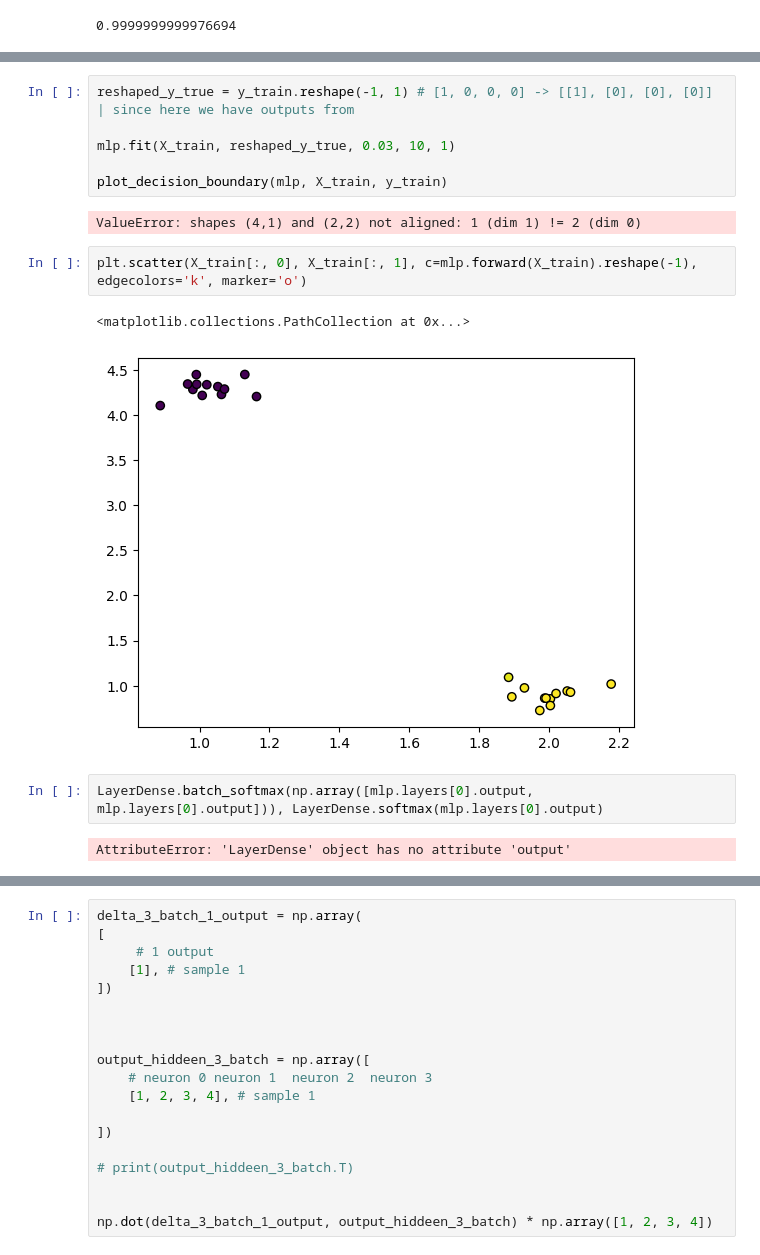
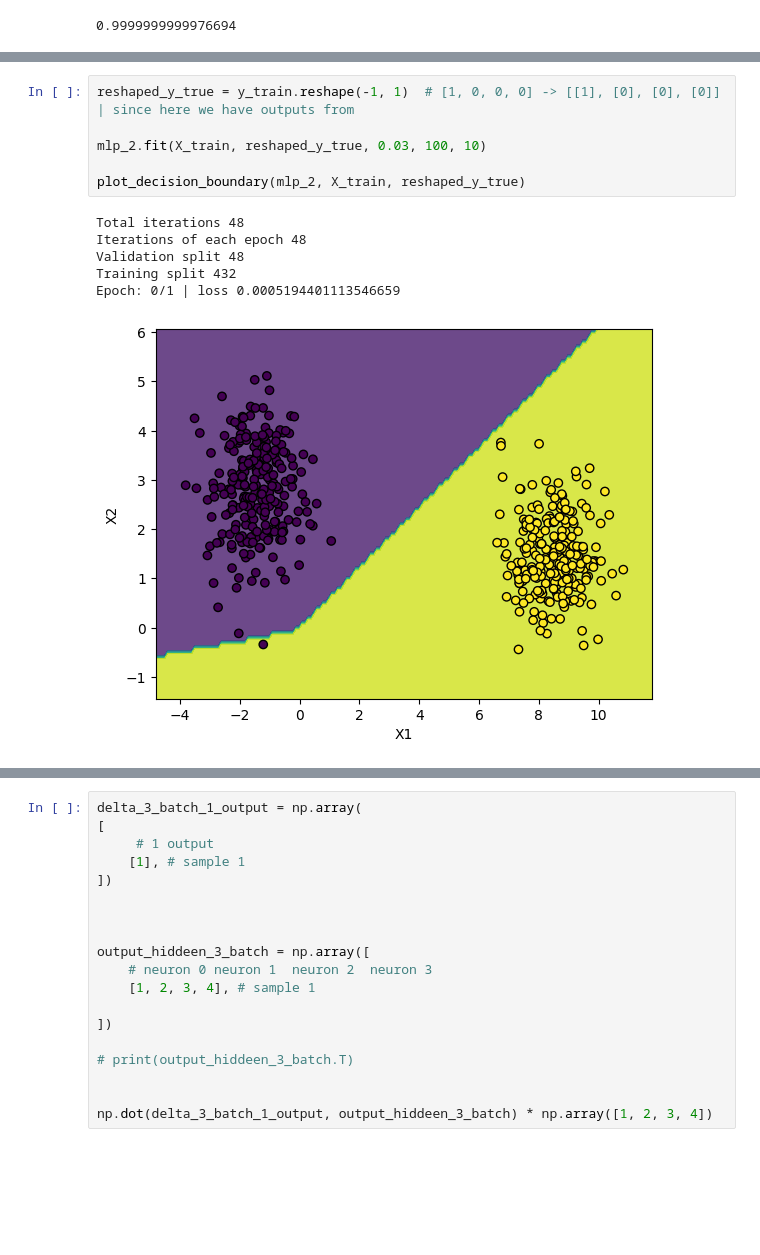
Before and after one commit to RaLLy08/scratch-mlp, a Jupyter notebook: python/mlp.ipynb, the cells around one changed output, grey strips where cells are left out. Drawn from its saved outputs; the diff is of its cells as text; blank space fills up the shorter version.

```diff
--- a/python/mlp.ipynb
+++ b/python/mlp.ipynb
@@ -431,17 +481,13 @@ mlp.add(LayerDense(4, 1, LayerDense.sigmoid))
 # %%
-reshaped_y_true = y_train.reshape(-1, 1) # [1, 0, 0, 0] -> [[1], [0], [0], [0]] | since here we have outputs from
+reshaped_y_true = y_train.reshape(-1, 1)  # [1, 0, 0, 0] -> [[1], [0], [0], [0]] | since here we have outputs from
 
-mlp.fit(X_train, reshaped_y_true, 0.03, 10, 1)
+mlp_2.fit(X_train, reshaped_y_true, 0.03, 100, 10)
 
-plot_decision_boundary(mlp, X_train, y_train)
+plot_decision_boundary(mlp_2, X_train, reshaped_y_true)
 # %% [output]
-ValueError: shapes (4,1) and (2,2) not aligned: 1 (dim 1) != 2 (dim 0)
+Total iterations 48
+Iterations of each epoch 48
+Validation split 48
+Training split 432
+Epoch: 0/1 | loss 0.0005194401113546659
+[figure, added]
-# %%
-plt.scatter(X_train[:, 0], X_train[:, 1], c=mlp.forward(X_train).reshape(-1), edgecolors='k', marker='o')
-# %% [output]
-<matplotlib.collections.PathCollection at 0x...>
-[figure, removed]
-# %%
-LayerDense.batch_softmax(np.array([mlp.layers[0].output, mlp.layers[0].output])), LayerDense.softmax(mlp.layers[0].output)
-# %% [output]
-AttributeError: 'LayerDense' object has no attribute 'output'
```
Also changed, not shown: parts of 14 cells of this notebook, 1 other file.
